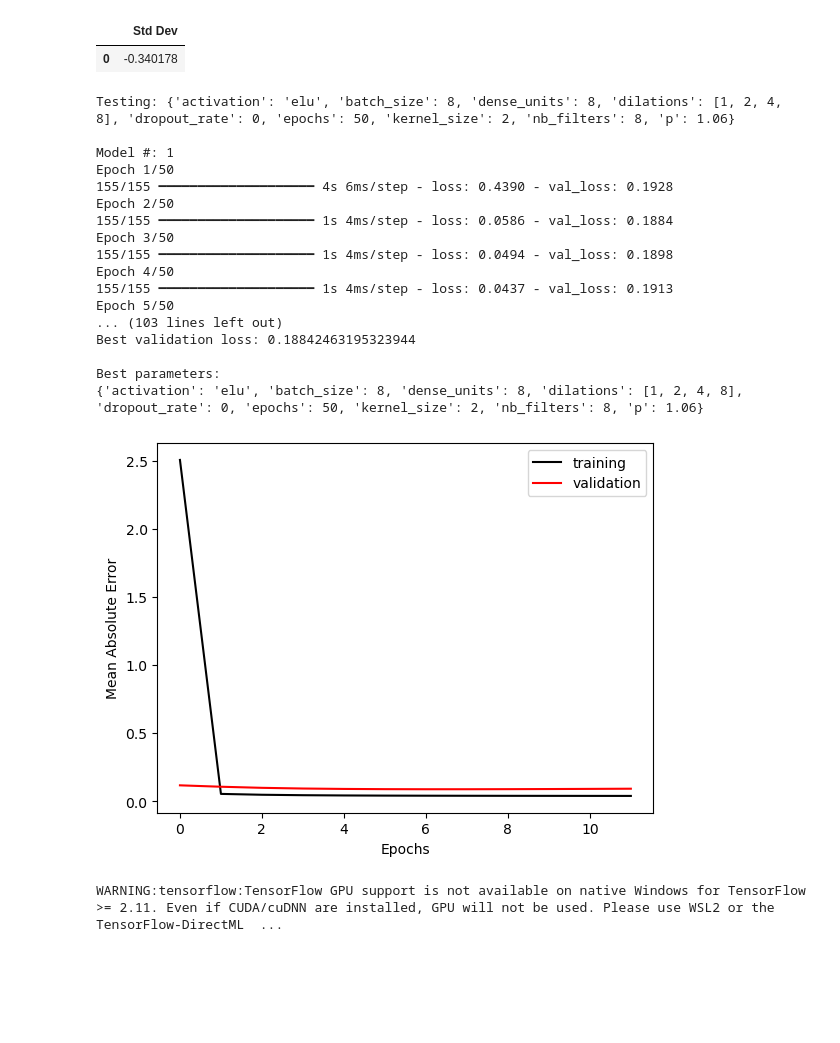
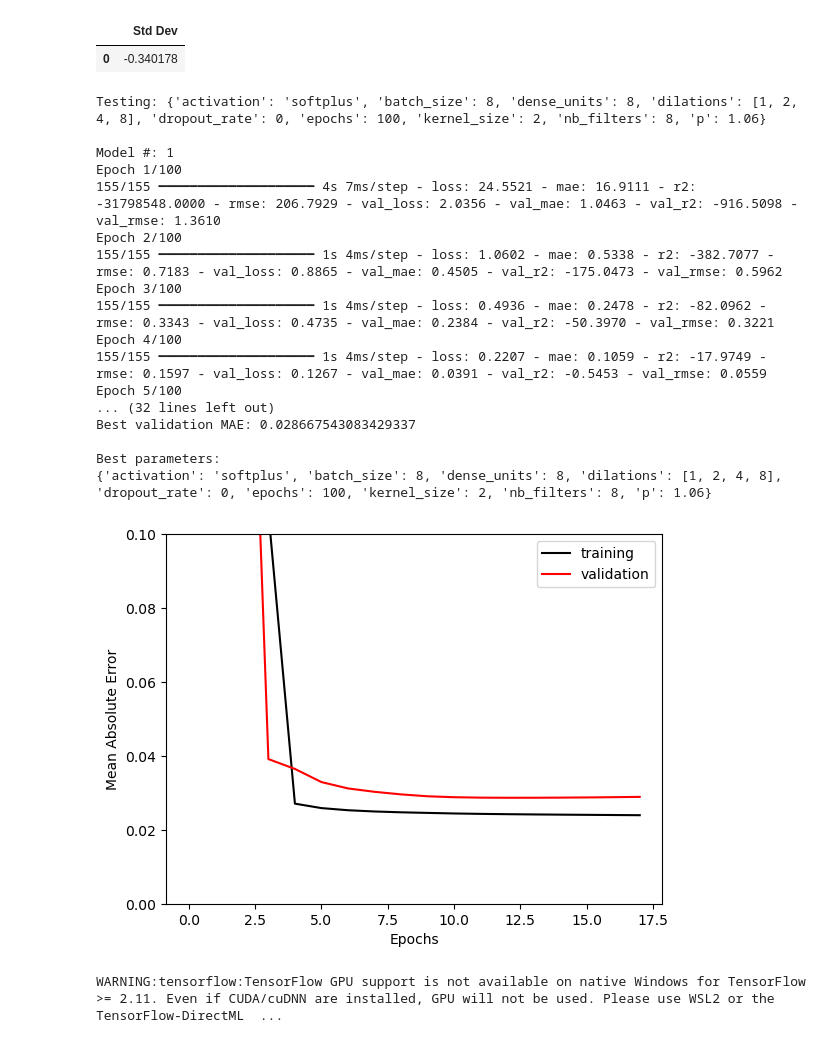
Before and after one commit to qhsimmons/CORA_AOSC650, a Jupyter notebook: Collect_Raw_Data.ipynb, the cells around one changed output. Cells and saved outputs as stored; diff of their text form; code cells hidden in the pictures; blank space fills up the shorter version.

```diff
--- a/Collect_Raw_Data.ipynb
+++ b/Collect_Raw_Data.ipynb
@@ -846,7 +842,7 @@ X_train, X_val, X_test, y_train, y_val, y_test, feature_vars = apply_train_val_t
     target_mode="final",
 )
 # %%
-X_train_scaled, y_train_scaled, X_val_scaled, y_val_scaled, X_test_scaled, y_test_scaled, x_scaler, y_scaler = apply_scaling(X_train, y_train, X_val, y_val, X_test, y_test, yeo_features=[5,8])
+X_train_scaled, y_train_scaled, X_val_scaled, y_val_scaled, X_test_scaled, y_test_scaled, x_scaler, y_scaler = apply_scaling(X_train, y_train, X_val, y_val, X_test, y_test, yeo_features=[])
 # %%
 sample = pd.DataFrame({
     "t1": X_train_scaled[0][0],
@@ -903,7 +899,7 @@ def build_model(
     kernel_size=3,
     dilations=[1,2,4],
     dropout_rate=0,
-    activation="relu",
+    activation="softplus",
     dense_units=8
 ):
 
@@ -958,14 +954,19 @@ def build_model(
     model.add(
         Dense(
             1,
-            activation="softplus"
+            activation="exponential"
         )
     )
 
 
     model.compile(
         optimizer=Adam(),
-        loss=tweedieloss
+        loss=tweedieloss,
+        metrics = [
+            keras.metrics.MeanAbsoluteError(name="mae"),
+            keras.metrics.RootMeanSquaredError(name="rmse"),
+            keras.metrics.R2Score(name="r2")
+        ]
     )
 
     return model
@@ -977,7 +978,7 @@ def build_model(
 
 param_grid = {
 
-    "p": [1.06, 1.07, 1.08],
+    "p": [1.06],
 
     "nb_filters": [
         8,
@@ -1005,11 +1006,10 @@ param_grid = {
 
     "batch_size": [
         8,
-        16
     ],
 
     "epochs": [
-        50
+        100,
     ]
 }
 
@@ -1020,6 +1020,7 @@ param_grid = {
 results = []
 
 best_loss = np.inf
+best_mae = np.inf
 best_model = None
 best_params = None
 
@@ -1027,7 +1028,7 @@ model_number = 0
 
 for params in ParameterGrid(param_grid):
 
-    keras.utils.set_random_seed(42)
+    keras.utils.set_random_seed(43)
 
     model_number += 1
     print("Testing:", params)
@@ -1045,7 +1046,7 @@ for params in ParameterGrid(param_grid):
     )
 
     early_stop = EarlyStopping(
-        monitor="val_loss",
+        monitor="val_mae",
         mode="min",
         patience=5,
         restore_best_weights=True,
@@ -1073,10 +1074,10 @@ for params in ParameterGrid(param_grid):
     )
 
 
-    val_loss = min(
-        history.history["val_loss"]
-    )
-
+    val_loss = min(history.history["val_loss"])
+    val_mae = min(history.history["val_mae"])
+    val_rmse = min(history.history["val_rmse"])
+    val_r2 = max(history.history["val_r2"])
 
     results.append({
 
@@ -1088,9 +1089,11 @@ for params in ParameterGrid(param_grid):
     })
 
 
-    if val_loss < best_loss:
+    if val_mae < best_mae:
 
         best_loss = val_loss
+
+        best_mae = val_mae
 
         best_model = model
 
@@ -1110,6 +1113,11 @@ results_df = results_df.sort_values(
 print(
     "\nBest validation loss:",
     best_loss
+)
+
+print(
+    "\nBest validation MAE:",
+    best_mae
 )
 
 print(
@@ -1135,32 +1143,33 @@ print(best_params)
 
 # best_model
 # %% [output]
-Testing: {'activation': 'elu', 'batch_size': 8, 'dense_units': 8, 'dilations': [1, 2, 4, 8], 'dropout_rate': 0, 'epochs': 50, 'kernel_size': 2, 'nb_filters': 8, 'p': 1.06}
+Testing: {'activation': 'softplus', 'batch_size': 8, 'dense_units': 8, 'dilations': [1, 2, 4, 8], 'dropout_rate': 0, 'epochs': 100, 'kernel_size': 2, 'nb_filters': 8, 'p': 1.06}
 
 Model #: 1
-Epoch 1/50
-155/155 ━━━━━━━━━━━━━━━━━━━━ 4s 6ms/step - loss: 0.4390 - val_loss: 0.1928
-Epoch 2/50
-155/155 ━━━━━━━━━━━━━━━━━━━━ 1s 4ms/step - loss: 0.0586 - val_loss: 0.1884
-Epoch 3/50
-155/155 ━━━━━━━━━━━━━━━━━━━━ 1s 4ms/step - loss: 0.0494 - val_loss: 0.1898
-Epoch 4/50
-155/155 ━━━━━━━━━━━━━━━━━━━━ 1s 4ms/step - loss: 0.0437 - val_loss: 0.1913
-Epoch 5/50
-... (103 lines left out)
-Best validation loss: 0.18842463195323944
+Epoch 1/100
+155/155 ━━━━━━━━━━━━━━━━━━━━ 4s 7ms/step - loss: 24.5521 - mae: 16.9111 - r2: -31798548.0000 - rmse: 206.7929 - val_loss: 2.0356 - val_mae: 1.0463 - val_r2: -916.5098 - val_rmse: 1.3610
+Epoch 2/100
+155/155 ━━━━━━━━━━━━━━━━━━━━ 1s 4ms/step - loss: 1.0602 - mae: 0.5338 - r2: -382.7077 - rmse: 0.7183 - val_loss: 0.8865 - val_mae: 0.4505 - val_r2: -175.0473 - val_rmse: 0.5962
+Epoch 3/100
+155/155 ━━━━━━━━━━━━━━━━━━━━ 1s 4ms/step - loss: 0.4936 - mae: 0.2478 - r2: -82.0962 - rmse: 0.3343 - val_loss: 0.4735 - val_mae: 0.2384 - val_r2: -50.3970 - val_rmse: 0.3221
+Epoch 4/100
+155/155 ━━━━━━━━━━━━━━━━━━━━ 1s 4ms/step - loss: 0.2207 - mae: 0.1059 - r2: -17.9749 - rmse: 0.1597 - val_loss: 0.1267 - val_mae: 0.0391 - val_r2: -0.5453 - val_rmse: 0.0559
+Epoch 5/100
+... (32 lines left out)
+Best validation MAE: 0.028667543083429337
 
 Best parameters:
-{'activation': 'elu', 'batch_size': 8, 'dense_units': 8, 'dilations': [1, 2, 4, 8], 'dropout_rate': 0, 'epochs': 50, 'kernel_size': 2, 'nb_filters': 8, 'p': 1.06}
+{'activation': 'softplus', 'batch_size': 8, 'dense_units': 8, 'dilations': [1, 2, 4, 8], 'dropout_rate': 0, 'epochs': 100, 'kernel_size': 2, 'nb_filters': 8, 'p': 1.06}
 # %%
-plt.plot(best_model.history.history["loss"], c='k', label='training')
-plt.plot(best_model.history.history["val_loss"], c='r', label='validation')
+plt.plot(best_model.history.history["mae"], c='k', label='training')
+plt.plot(best_model.history.history["val_mae"], c='r', label='validation')
 plt.xlabel("Epochs")
 plt.ylabel("Mean Absolute Error")
+plt.ylim(0,0.1)
 plt.legend()
 plt.show()
 # %% [output]
-[figure, old version]
+[figure, new version]
 # %%
 # Load model from saved files
 # tweedieloss function must be defined or this will not work
```
Also changed, not shown: parts of 11 cells of this notebook, 6 other files.
